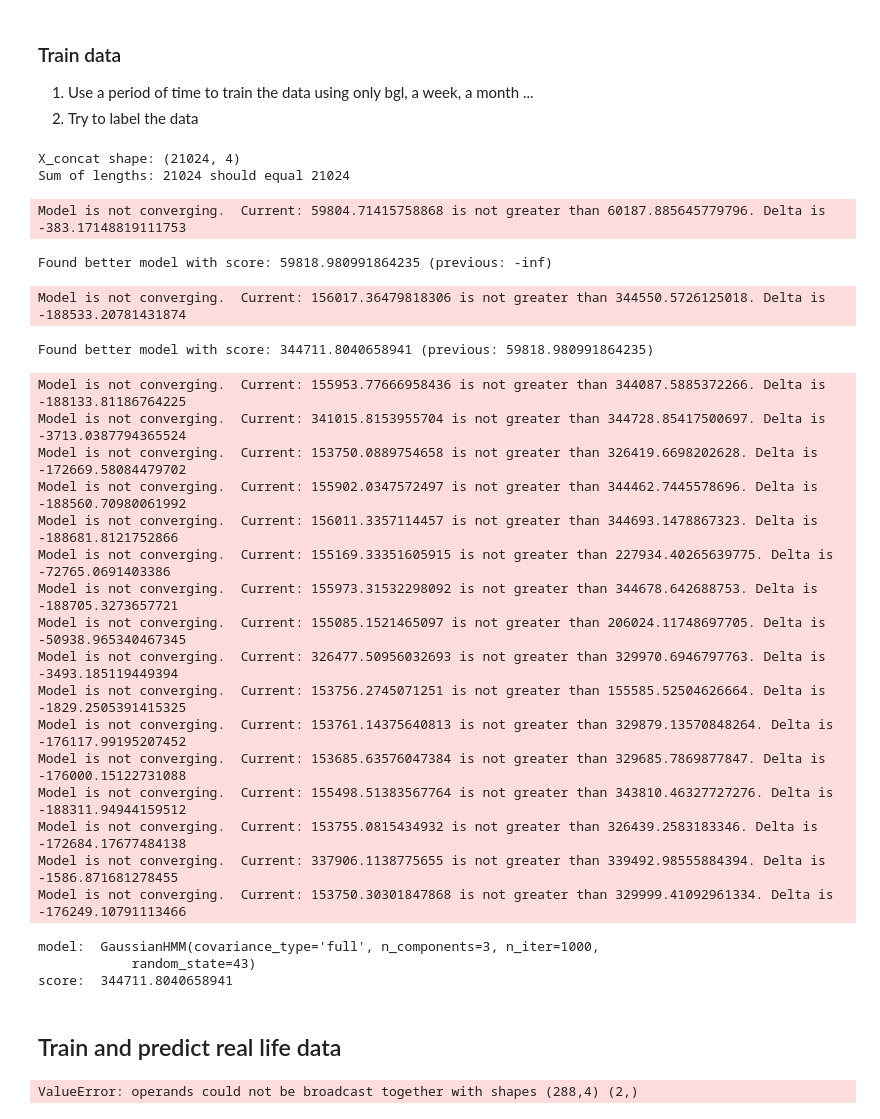
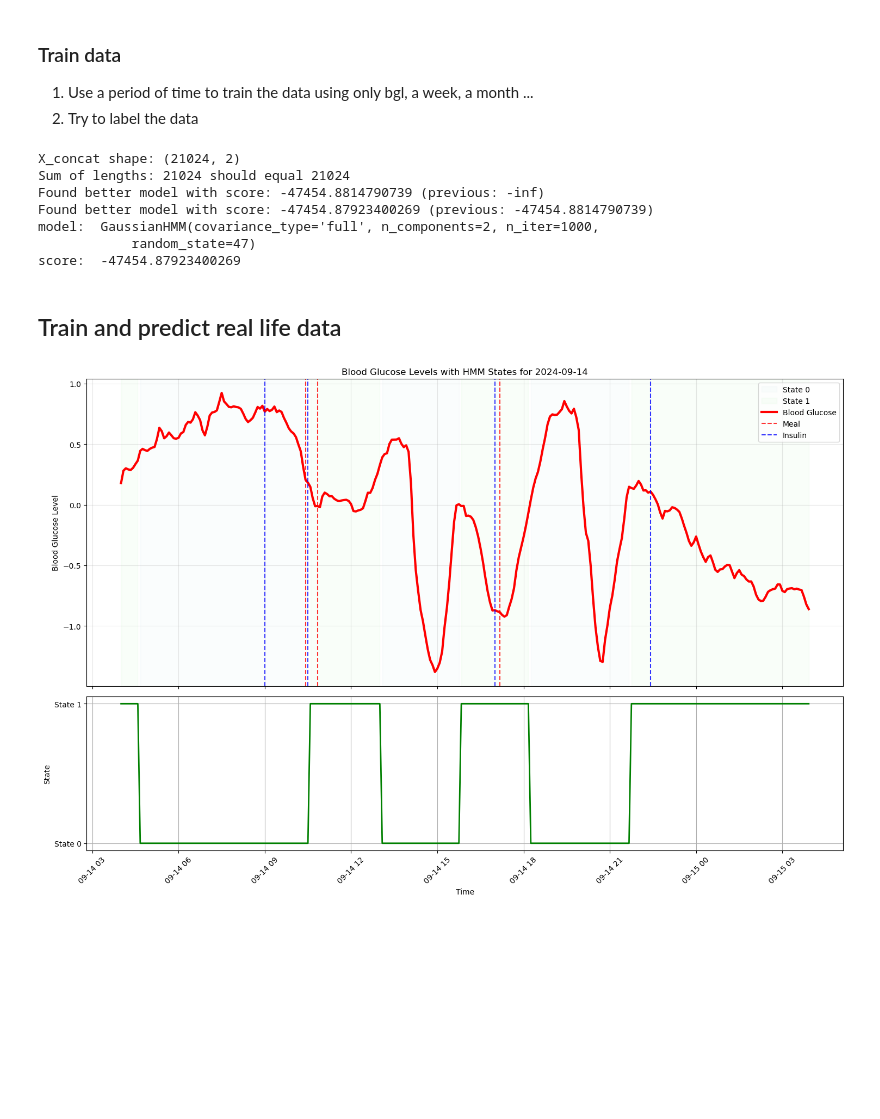
Before and after one commit to RobotPsychologist/bg_control, a Jupyter notebook: 0_meal_identification/meal_identification/notebooks/3.01-tc-time-series-gaussian-hmm.ipynb, the cells around one changed output. Drawn from its saved outputs; the diff is of its cells as text; code cells hidden in the pictures; blank space fills up the shorter version.

```diff
--- a/0_meal_identification/meal_identification/notebooks/3.01-tc-time-series-gaussian-hmm.ipynb
+++ b/0_meal_identification/meal_identification/notebooks/3.01-tc-time-series-gaussian-hmm.ipynb
@@ -265,15 +272,7 @@ Test set size: 5184 (19.78%)
 1. Use a period of time to train the data using only bgl, a week, a month ...
 2. Try to label the data
 # %%
-"""
-Split the train and test set (80:20)
-Treat each day as an independent time series
-Fit model by feeding model one day at a time. Each day is separated by "day_start_shift" \
-    (hmmlearn supports x and length which does that for you)
-Predict one day at a time
-    (hmmlearn does that for you too)
-"""
-def fit_hmm_model_daily(X, n_states=2, n_tries=10, random_state=42, verbose=False):
+def fit_hmm_model_daily(X,  n_states=2, n_tries=10, random_state=42, verbose=False):
     # Prepare each day as a time series to fit the model
     day_indices = X['day_start_shift'].values
     unique_days = np.unique(day_indices)
@@ -286,13 +285,8 @@ def fit_hmm_model_daily(X, n_states=2, n_tries=10, random_state=42, verbose=Fals
             # Continuous features
             day_data['bgl'].values,
             day_data['bgl_rate'].values,
-            # Event one-hot features
-            # day_data['event_0'].values,
-            # day_data['event_1'].values,
-            # day_data['event_2'].values,
-            # # Trend one-hot features
-            day_data['trend_-1'].values,
-            day_data['trend_1'].values
+            # day_data['trend_-1'].values,
+            # day_data['trend_1'].values,
         ])
         sequences.append(features)
 
@@ -317,8 +311,6 @@ def fit_hmm_model_daily(X, n_states=2, n_tries=10, random_state=42, verbose=Fals
             random_state=random_state + try_idx
         )
 
-        model_sktime = GaussianHMM()
-
         try:
             model.fit(X_concat, lengths=lengths)
             total_score = model.score(X_concat, lengths=lengths)
@@ -338,35 +330,17 @@ def fit_hmm_model_daily(X, n_states=2, n_tries=10, random_state=42, verbose=Fals
 
     return best_model, best_score
 
-model, score = fit_hmm_model_daily(train_df, n_states=3, n_tries=25, verbose=True)
+model, score = fit_hmm_model_daily(train_df, n_states=2, n_tries=25, verbose=True)
 print("model: ", model)
 print("score: ", score)
 # %% [output]
-X_concat shape: (21024, 4)
+X_concat shape: (21024, 2)
 Sum of lengths: 21024 should equal 21024
+Found better model with score: -47454.8814790739 (previous: -inf)
+Found better model with score: -47454.87923400269 (previous: -47454.8814790739)
+model:  GaussianHMM(covariance_type='full', n_components=2, n_iter=1000,
+            random_state=47)
+score:  -47454.87923400269
-Model is not converging.  Current: 59804.71415758868 is not greater than 60187.885645779796. Delta is -383.17148819111753
-Found better model with score: 59818.980991864235 (previous: -inf)
-Model is not converging.  Current: 156017.36479818306 is not greater than 344550.5726125018. Delta is -188533.20781431874
-Found better model with score: 344711.8040658941 (previous: 59818.980991864235)
-Model is not converging.  Current: 155953.77666958436 is not greater than 344087.5885372266. Delta is -188133.81186764225
-Model is not converging.  Current: 341015.8153955704 is not greater than 344728.85417500697. Delta is -3713.0387794365524
-Model is not converging.  Current: 153750.0889754658 is not greater than 326419.6698202628. Delta is -172669.58084479702
-Model is not converging.  Current: 155902.0347572497 is not greater than 344462.7445578696. Delta is -188560.70980061992
-Model is not converging.  Current: 156011.3357114457 is not greater than 344693.1478867323. Delta is -188681.8121752866
-Model is not converging.  Current: 155169.33351605915 is not greater than 227934.40265639775. Delta is -72765.0691403386
-Model is not converging.  Current: 155973.31532298092 is not greater than 344678.642688753. Delta is -188705.3273657721
-Model is not converging.  Current: 155085.1521465097 is not greater than 206024.11748697705. Delta is -50938.965340467345
-Model is not converging.  Current: 326477.50956032693 is not greater than 329970.6946797763. Delta is -3493.185119449394
-Model is not converging.  Current: 153756.2745071251 is not greater than 155585.52504626664. Delta is -1829.2505391415325
-Model is not converging.  Current: 153761.14375640813 is not greater than 329879.13570848264. Delta is -176117.99195207452
-Model is not converging.  Current: 153685.63576047384 is not greater than 329685.7869877847. Delta is -176000.15122731088
-Model is not converging.  Current: 155498.51383567764 is not greater than 343810.46327727276. Delta is -188311.94944159512
-Model is not converging.  Current: 153755.0815434932 is not greater than 326439.2583183346. Delta is -172684.17677484138
-Model is not converging.  Current: 337906.1138775655 is not greater than 339492.98555884394. Delta is -1586.871681278455
-Model is not converging.  Current: 153750.30301847868 is not greater than 329999.41092961334. Delta is -176249.10791113466
-model:  GaussianHMM(covariance_type='full', n_components=3, n_iter=1000,
-            random_state=43)
-score:  344711.8040658941
 # %% [markdown]
 ## Train and predict real life data
 # %%
@@ -391,13 +365,8 @@ def plot_hmm_annotations(model, test_df, day=None):
     features = np.column_stack([
         day_data['bgl'].values,
         day_data['bgl_rate'].values,
-        # Event one-hot features
-        # day_data['event_0'].values,
-        # day_data['event_1'].values,
-        # day_data['event_2'].values,
-        # # Trend one-hot features
-        day_data['trend_-1'].values,
-        day_data['trend_1'].values
+        # day_data['trend_-1'].values,
+        # day_data['trend_1'].values,
     ])
     states = model.predict(features)
 
@@ -418,39 +387,42 @@ def plot_hmm_annotations(model, test_df, day=None):
                         y_min - padding,
                         y_max + padding,
                         where=state_mask,
-                        alpha=0.3,
+                        alpha=0.05,
                         color=colors[state],
                         label=f'State {state}')
 
-    ax1.plot(dates, day_data['bgl'], 'b-', linewidth=2, label='Blood Glucose')
+    ax1.plot(dates, day_data['bgl'], 'r-', linewidth=3, label='Blood Glucose')
     if 'msg_type' in day_data.columns:
         meal_times = day_data[day_data['msg_type'].str.contains('MEAL|INTERVENTION_SNACK', na=False)]['date']
+        insulin_times = day_data[day_data['msg_type'].str.contains('INSULIN', na=False)]['date']
         for meal_time in meal_times:
-            ax1.axvline(x=meal_time, color='r', linestyle='--', alpha=0.5,
-                       label='Meal' if meal_time == meal_times.iloc[0] else '')
+            ax1.axvline(x=meal_time, color='r', linestyle='--', alpha=0.8, label='Meal' if meal_time == meal_times.iloc[0] else '')
+        for insulin_time in insulin_times:
+            ax1.axvline(x=insulin_time, color='b', linestyle='--', alpha=0.8, label='Insulin' if insulin_time == insulin_times.iloc[0] else '')
+
 
     ax1.set_ylabel('Blood Glucose Level')
     ax1.set_title(f'Blood Glucose Levels with HMM States for {day}')
     ax1.grid(True, alpha=0.3)
     ax1.legend()
 
     ax2.plot(dates, states, 'g-', linewidth=2, label='HMM State')
     ax2.set_ylabel('State')
     ax2.set_xlabel('Time')
     ax2.grid(True)
     ax2.set_yticks(range(model.n_components))
     ax2.set_yticklabels([f'State {i}' for i in range(model.n_components)])
 
     plt.xticks(rotation=45)
     plt.tight_layout()
 
     return fig
 
-# Plot a specific day
-test_day = "2024-09-23"
+# Plot a specific day (starting from 09-12)
+test_day = "2024-09-14"
 first_test_day_df = test_df[test_df['day_start_shift'] == test_day]
 
 fig_predict = plot_hmm_annotations(model, test_df, test_day)
 plt.show()
 # %% [output]
-ValueError: operands could not be broadcast together with shapes (288,4) (2,)
+[figure, added]
```
Also changed, not shown: parts of 2 cells of this notebook.
